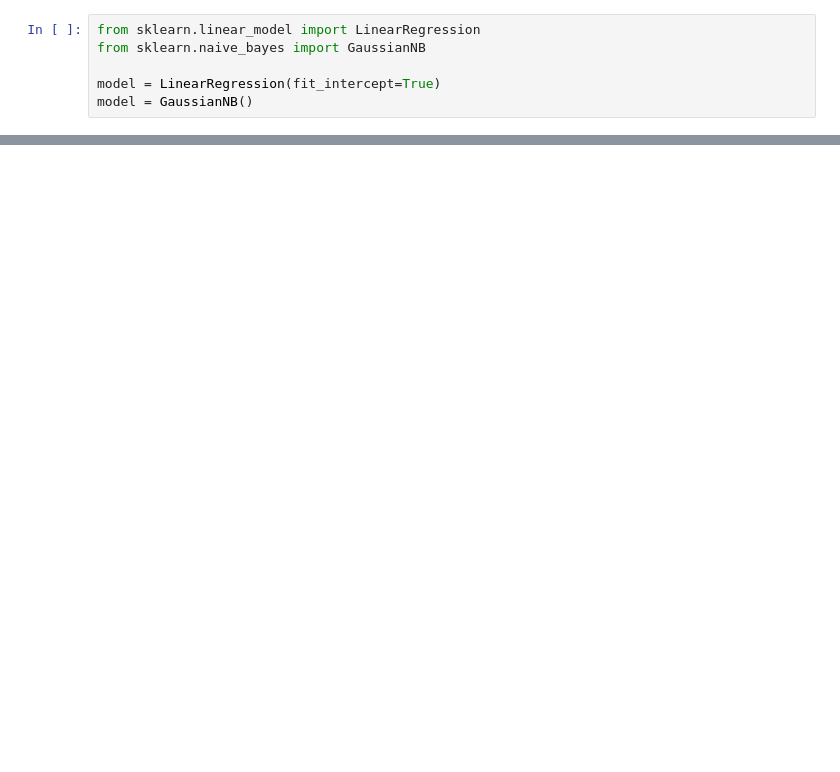
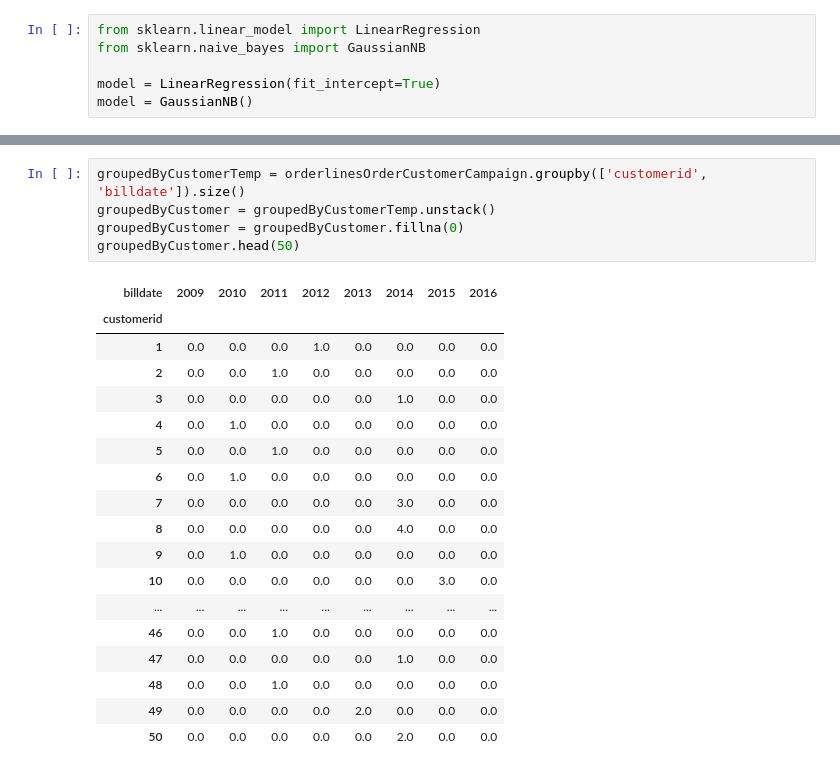
Before and after one commit to MariuszWroc/dataScience, a Jupyter notebook: data science - projekt.ipynb, the cells around one changed output, grey strips where cells are left out. Drawn from its saved outputs; the diff is of its cells as text; blank space fills up the shorter version.

```diff
--- a/data science - projekt.ipynb
+++ b/data science - projekt.ipynb
@@ -222,0 +229,24 @@ SyntaxError: invalid syntax (<ipython-input-38-da6f4e4e8132>, line 3)
+# %%
+groupedByCustomerTemp = orderlinesOrderCustomerCampaign.groupby(['customerid', 'billdate']).size()
+groupedByCustomer = groupedByCustomerTemp.unstack()
+groupedByCustomer = groupedByCustomer.fillna(0)
+groupedByCustomer.head(50)
+# %% [output]
+| billdate | 2009 | 2010 | 2011 | 2012 | 2013 | 2014 | 2015 | 2016 |
+| customerid |  |  |  |  |  |  |  |  |
+| 1 | 0.0 | 0.0 | 0.0 | 1.0 | 0.0 | 0.0 | 0.0 | 0.0 |
+| 2 | 0.0 | 0.0 | 1.0 | 0.0 | 0.0 | 0.0 | 0.0 | 0.0 |
+| 3 | 0.0 | 0.0 | 0.0 | 0.0 | 0.0 | 1.0 | 0.0 | 0.0 |
+| 4 | 0.0 | 1.0 | 0.0 | 0.0 | 0.0 | 0.0 | 0.0 | 0.0 |
+| 5 | 0.0 | 0.0 | 1.0 | 0.0 | 0.0 | 0.0 | 0.0 | 0.0 |
+| 6 | 0.0 | 1.0 | 0.0 | 0.0 | 0.0 | 0.0 | 0.0 | 0.0 |
+| 7 | 0.0 | 0.0 | 0.0 | 0.0 | 0.0 | 3.0 | 0.0 | 0.0 |
+| 8 | 0.0 | 0.0 | 0.0 | 0.0 | 0.0 | 4.0 | 0.0 | 0.0 |
+| 9 | 0.0 | 1.0 | 0.0 | 0.0 | 0.0 | 0.0 | 0.0 | 0.0 |
+| 10 | 0.0 | 0.0 | 0.0 | 0.0 | 0.0 | 0.0 | 3.0 | 0.0 |
+| ... | ... | ... | ... | ... | ... | ... | ... | ... |
+| 46 | 0.0 | 0.0 | 1.0 | 0.0 | 0.0 | 0.0 | 0.0 | 0.0 |
+| 47 | 0.0 | 0.0 | 0.0 | 0.0 | 0.0 | 1.0 | 0.0 | 0.0 |
+| 48 | 0.0 | 0.0 | 1.0 | 0.0 | 0.0 | 0.0 | 0.0 | 0.0 |
+| 49 | 0.0 | 0.0 | 0.0 | 0.0 | 2.0 | 0.0 | 0.0 | 0.0 |
+| 50 | 0.0 | 0.0 | 0.0 | 0.0 | 0.0 | 2.0 | 0.0 | 0.0 |
```
Also changed, not shown: parts of 6 cells of this notebook.
